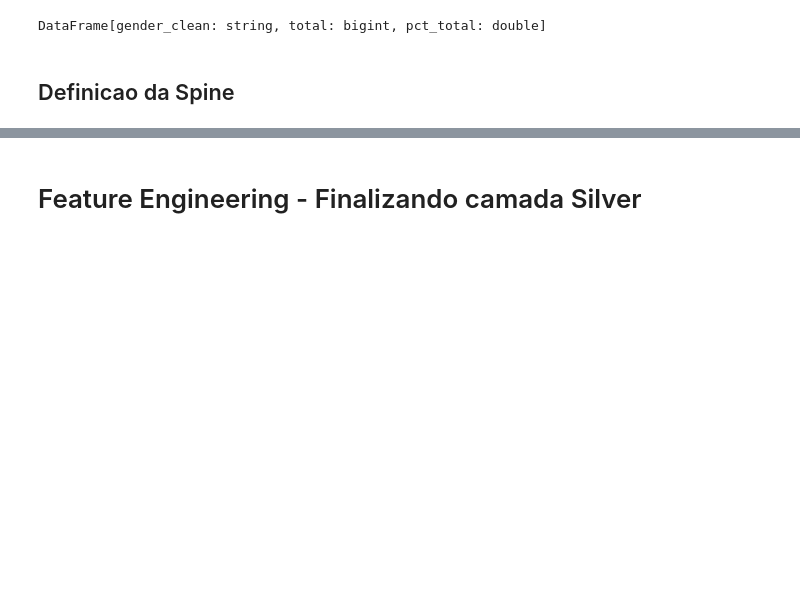
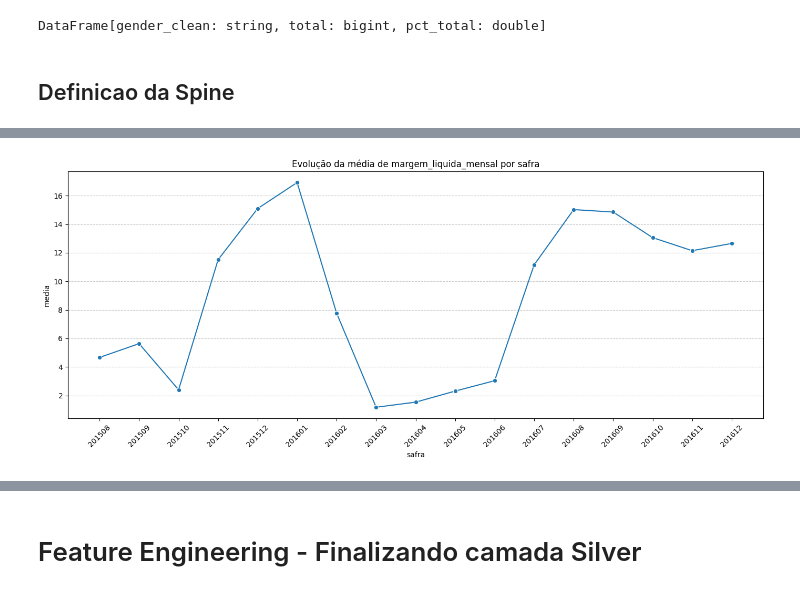
Before and after one commit to GuMauriz/datamaster, a Jupyter notebook: project.ipynb, the cells around one changed output, grey strips where cells are left out. Drawn from its saved outputs; the diff is of its cells as text; code cells hidden in the pictures; blank space fills up the shorter version.

```diff
--- a/project.ipynb
+++ b/project.ipynb
@@ -3467,0 +3516,10 @@ DataFrame[gender_clean: string, total: bigint, pct_total: double]
+# %%
+df_meses = spark.createDataFrame(
+    [(201508,), (201509,), (201510,), (201511,),
+     (201512,), (201601,), (201602,), (201603,),
+     (201604,), (201605,), (201606,), (201607,),
+     (201608,), (201609,), (201610,), (201611,),
+     (201612,)], ["safra"])
+# %%
+df_registros = df_members_ativos.crossJoin(df_meses)
+df_registros.show(5, truncate=False)
@@ -3467,0 +3541,5 @@ DataFrame[gender_clean: string, total: bigint, pct_total: double]
+# %%
+df_base = (df_registros
+    .join(df_transactions_fix, ["msno", "safra"], "left")
+    .join(df_logs_fix, ["msno", "safra"], "left")
+    .join(df_members_fix, ["msno", "safra"], "left"))
@@ -3467,0 +3578,6 @@ DataFrame[gender_clean: string, total: bigint, pct_total: double]
+# %%
+df_base = df_base.withColumn("margem_liquida_mensal",
+    F.when((F.col("actual_amount_paid").isNull()) & (F.col("num_unq").isNull()), F.lit(-50))\
+    .when(F.col("actual_amount_paid").isNull() & (F.col("num_unq").isNotNull()), (0 - (50 + (0.0051 * F.col("num_unq")) + (0.0001 * F.col("total_secs")))))\
+    .when((F.col("actual_amount_paid").isNotNull()) & (F.col("num_unq").isNull()), F.col("actual_amount_paid") - 50)\
+    .otherwise(F.col("actual_amount_paid") - (50 + (0.0051 * F.col("num_unq")) + (0.0001 * F.col("total_secs")))))
@@ -3467,0 +3596,4 @@ DataFrame[gender_clean: string, total: bigint, pct_total: double]
+# %%
+plot_tendencia_temporal(df_base, col_valor="margem_liquida_mensal")
+# %% [output]
+[figure, added]
```
Also changed, not shown: parts of 22 cells of this notebook.
